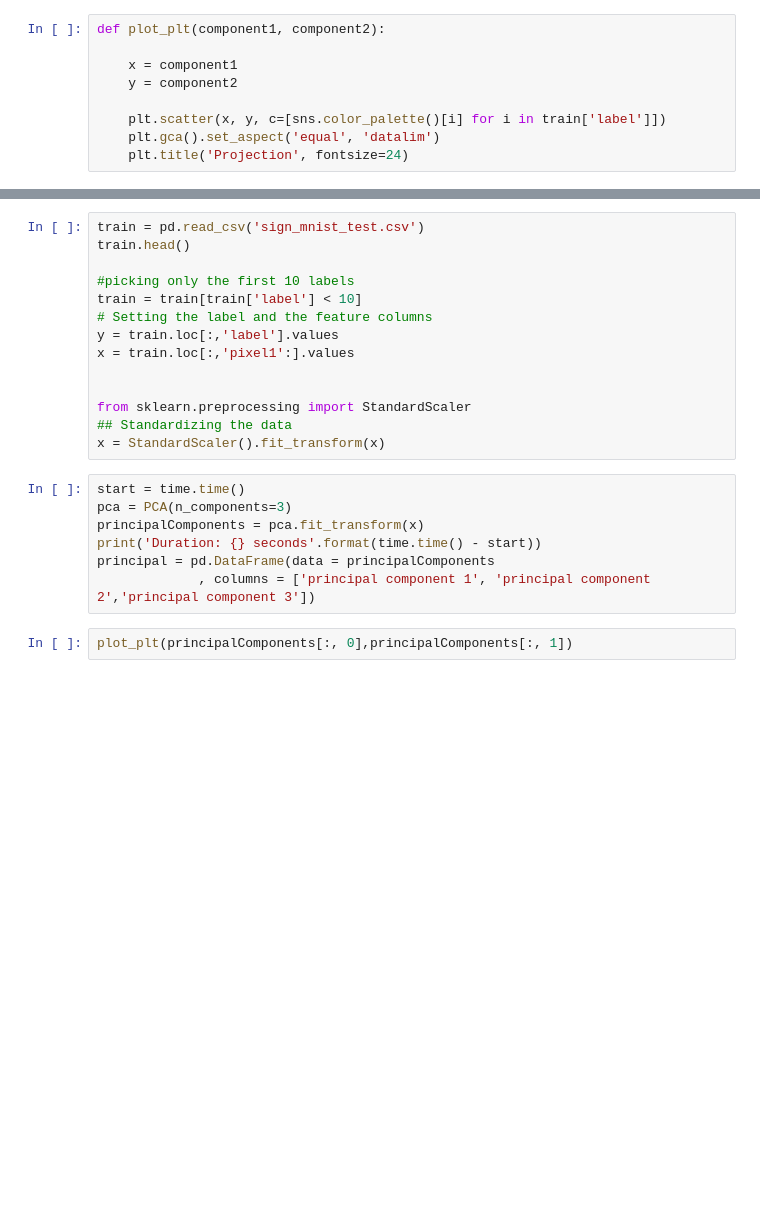
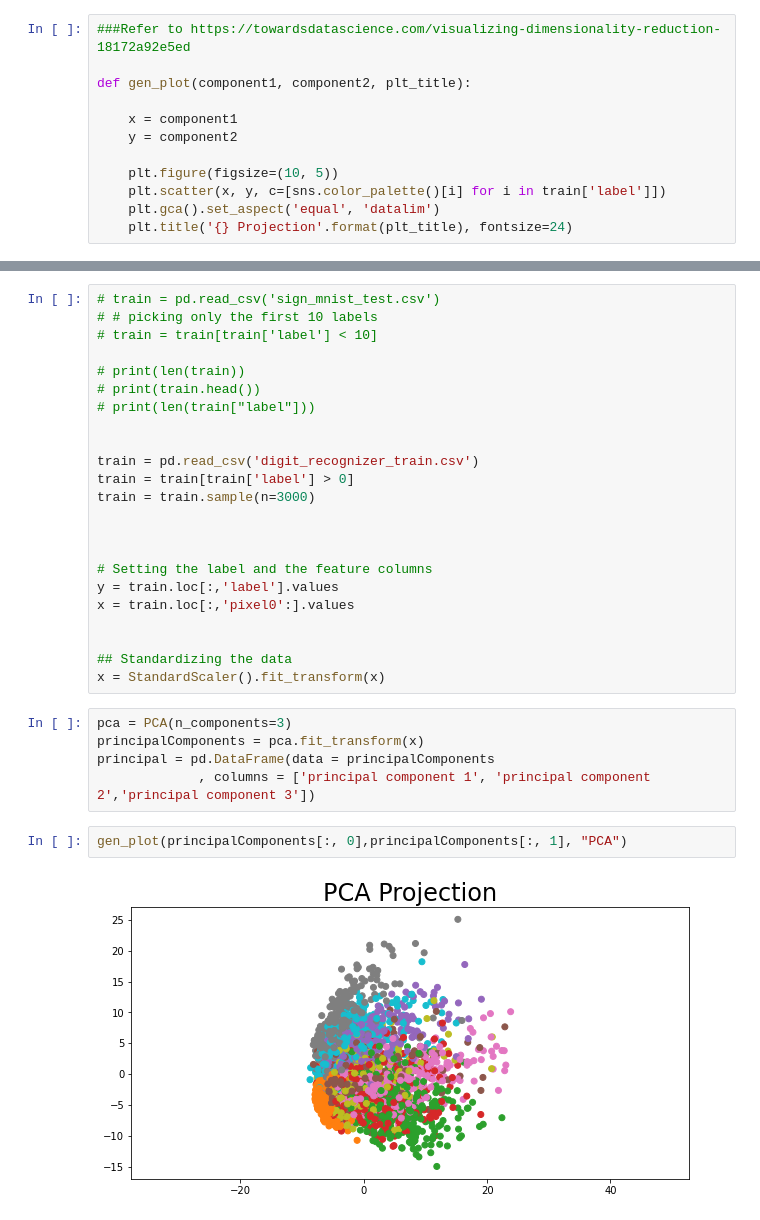
Before and after one commit to AnisElebiary/DataViz-P4, a Jupyter notebook: Feature Reductions.ipynb, the cells around one changed output, grey strips where cells are left out. Cells and saved outputs as stored; diff of their text form; blank space fills up the shorter version.

```diff
--- a/Feature Reductions.ipynb
+++ b/Feature Reductions.ipynb
@@ -28,9 +25,12 @@ from sklearn.discriminant_analysis import LinearDiscriminantAnalysis as LDA
 # %%
-def plot_plt(component1, component2):
+###Refer to https://towardsdatascience.com/visualizing-dimensionality-reduction-18172a92e5ed
+
+def gen_plot(component1, component2, plt_title):
 
     x = component1
     y = component2
 
+    plt.figure(figsize=(10, 5))
     plt.scatter(x, y, c=[sns.color_palette()[i] for i in train['label']])
     plt.gca().set_aspect('equal', 'datalim')
-    plt.title('Projection', fontsize=24)
+    plt.title('{} Projection'.format(plt_title), fontsize=24)
@@ -74,26 +151,35 @@ def plot_3d(component1,component2,component3):
 
     fig.show()
 # %%
-train = pd.read_csv('sign_mnist_test.csv')
-train.head()
+# train = pd.read_csv('sign_mnist_test.csv')
+# # picking only the first 10 labels
+# train = train[train['label'] < 10]
 
-#picking only the first 10 labels
-train = train[train['label'] < 10]
+# print(len(train))
+# print(train.head())
+# print(len(train["label"]))
+
+
+train = pd.read_csv('digit_recognizer_train.csv')
+train = train[train['label'] > 0]
+train = train.sample(n=3000)
+
+
+
 # Setting the label and the feature columns
 y = train.loc[:,'label'].values
-x = train.loc[:,'pixel1':].values
+x = train.loc[:,'pixel0':].values
 
 
-from sklearn.preprocessing import StandardScaler
 ## Standardizing the data
 x = StandardScaler().fit_transform(x)
 # %%
-start = time.time()
 pca = PCA(n_components=3)
 principalComponents = pca.fit_transform(x)
-print('Duration: {} seconds'.format(time.time() - start))
 principal = pd.DataFrame(data = principalComponents
              , columns = ['principal component 1', 'principal component 2','principal component 3'])
 # %%
-plot_plt(principalComponents[:, 0],principalComponents[:, 1])
+gen_plot(principalComponents[:, 0],principalComponents[:, 1], "PCA")
+# %% [output]
+[figure, added]
 # %%
```
Also changed, not shown: parts of 21 cells of this notebook, 2 other files.
